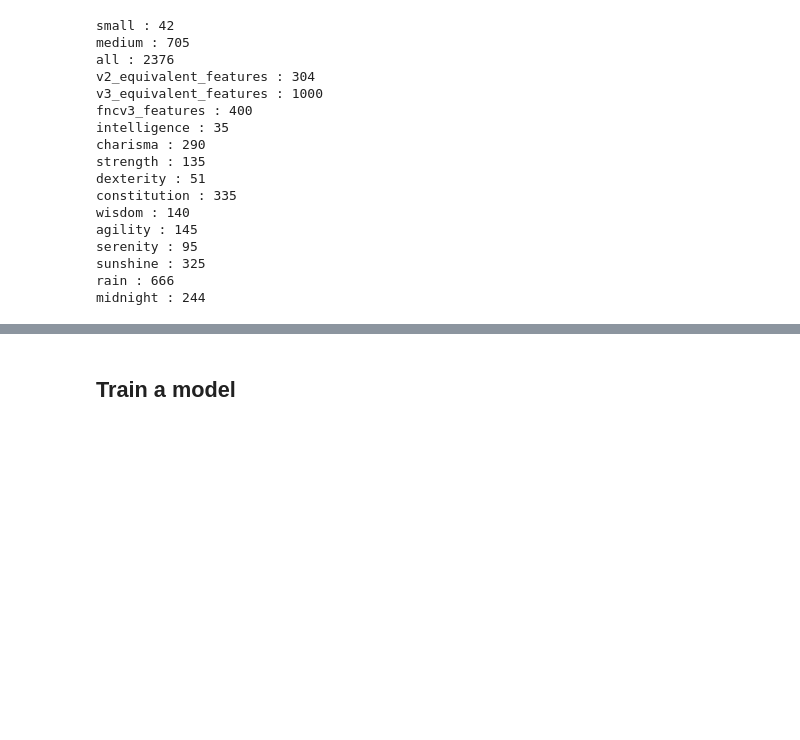
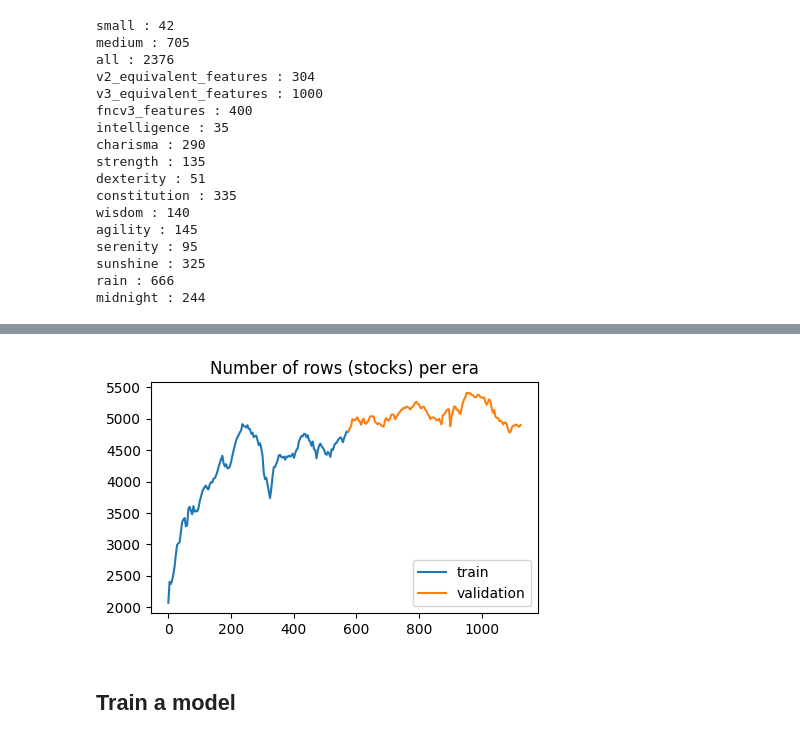
Before and after one commit to nickschizas/numer-ai, a Jupyter notebook: notebooks/v43.ipynb, the cells around one changed output, grey strips where cells are left out. Saved outputs shown, nothing was run; the diff lists cells and outputs as text; code cells hidden in the pictures; blank space fills up the shorter version.

```diff
--- a/notebooks/v43.ipynb
+++ b/notebooks/v43.ipynb
@@ -79,4 +80,4 @@ sunshine : 325
 rain : 666
 midnight : 244
 # %%
-feature_set = feature_metadata["feature_sets"]["medium"]
+feature_set = feature_metadata["feature_sets"]["wisdom"]
@@ -83,12 +92,7 @@ feature_set = feature_metadata["feature_sets"]["medium"]
 # %%
 %%time
-train = pd.read_parquet("v4.3/train_int8.parquet", columns=["era", "target"] + feature_set)
-train.era = train.era.astype(int)
-# downsample to non-overlapping eras for d20 targets
-train = train[train["era"].isin(train["era"].unique()[::4])]
-
+# read and make the same selections to the validation dataset as well
 validation = pd.read_parquet("v4.3/validation_int8.parquet", columns=["era", "target", "data_type"] + feature_set)
-validation.era = validation.era.astype(int)
 validation = validation.loc[validation["data_type"]=="validation"]
 validation.drop("data_type", axis=1, inplace=True)
 # downsample to non-overlapping eras for d20 targets
@@ -99,3 +103,20 @@ Wall time: 8.18 s
+# %%
+grouped_train = train.groupby("era").size().to_frame()
+grouped_train.columns = ["size"]
+grouped_train.index = grouped_train.index.astype(int)
+
+grouped_validation = validation.groupby("era").size().to_frame()
+grouped_validation.columns = ["size"]
+grouped_validation.index = grouped_validation.index.astype(int)
+
+plt.figure(figsize=(5,3))
+plt.plot(grouped_train.index, grouped_train["size"], label="train")
+plt.plot(grouped_validation.index, grouped_validation["size"], label="validation")
+plt.title("Number of rows (stocks) per era")
+plt.legend()
+plt.show()
+# %% [output]
+[figure, added]
 # %% [markdown]
 ## Train a model
 # %%
```
Also changed, not shown: parts of 13 cells of this notebook.
